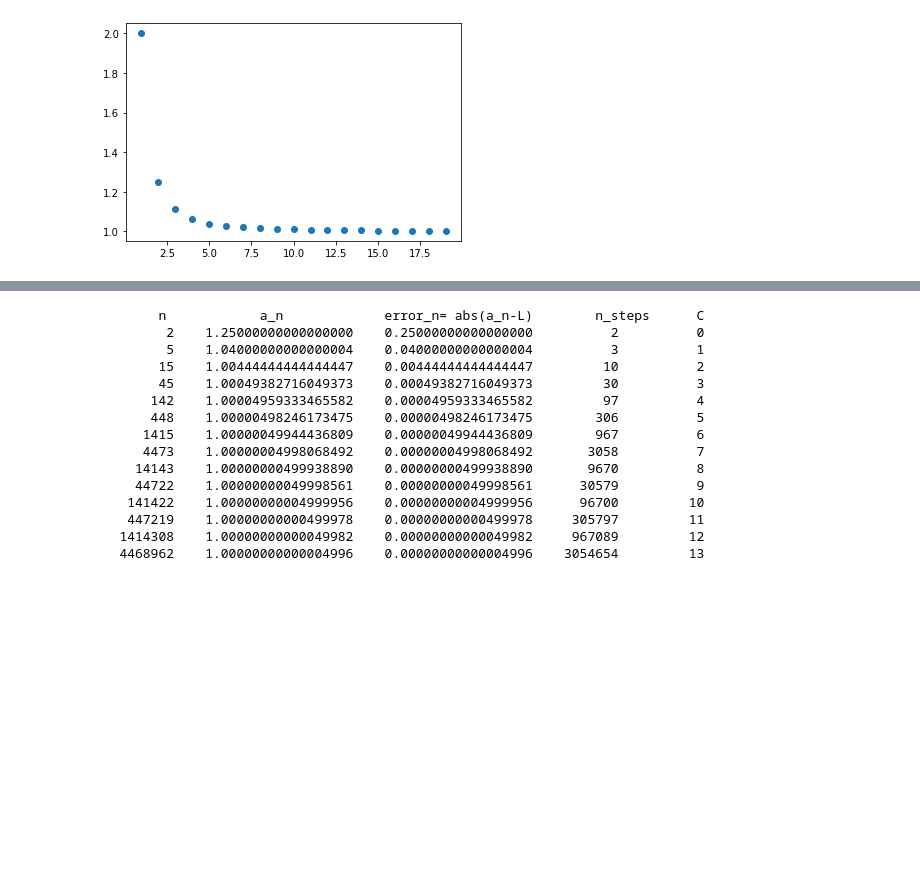
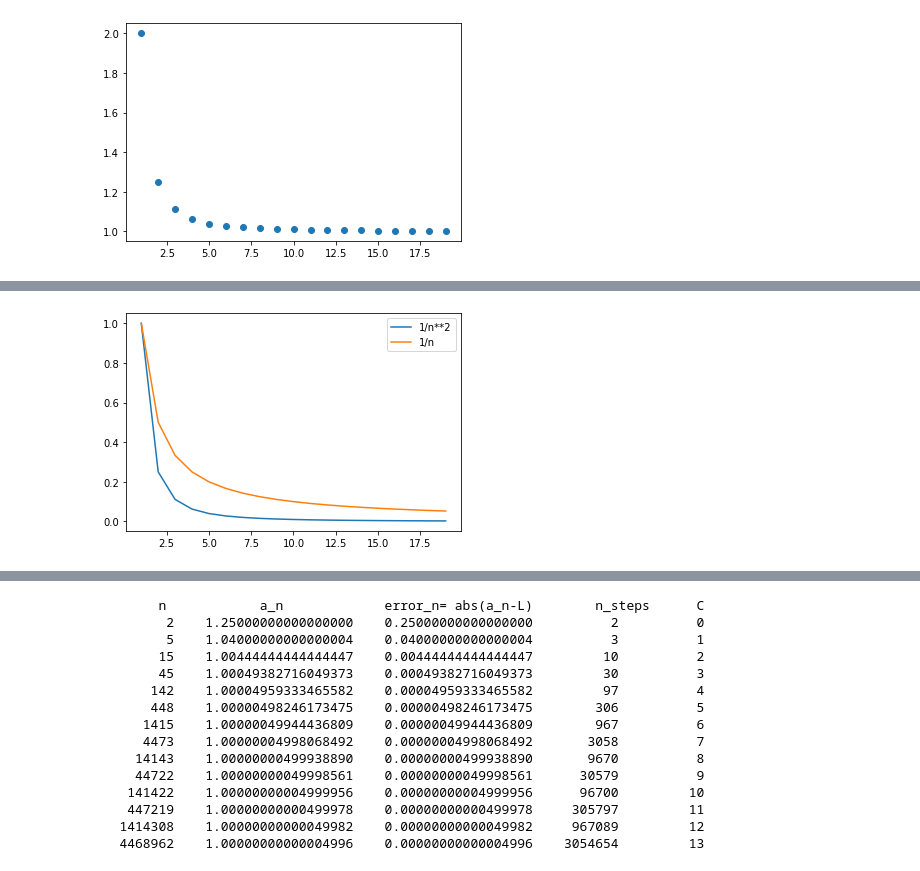
Before and after one commit to gjhernandezp/NM, a Jupyter notebook: Computer Arithmetic/FastSlowConvergence.ipynb, the cells around one changed output, grey strips where cells are left out. Saved outputs shown, nothing was run; the diff lists cells and outputs as text; code cells hidden in the pictures; blank space fills up the shorter version.

```diff
--- a/Computer Arithmetic/FastSlowConvergence.ipynb
+++ b/Computer Arithmetic/FastSlowConvergence.ipynb
@@ -278,0 +318,18 @@ plt.show()
+# %%
+import math
+import matplotlib.pyplot as plt
+nl = []
+al = []
+bl = []
+for n in range(1,20):
+  a_n = (1/n**2)
+  b_n = (1/n)
+  nl.append(n)
+  al.append(a_n)
+  bl.append(b_n)
+plt.plot(nl, al,label='1/n**2')
+plt.plot(nl, bl,label='1/n')
+plt.legend()
+plt.show()
+# %% [output]
+[figure, added]
```
Also changed, not shown: parts of 7 cells of this notebook.
